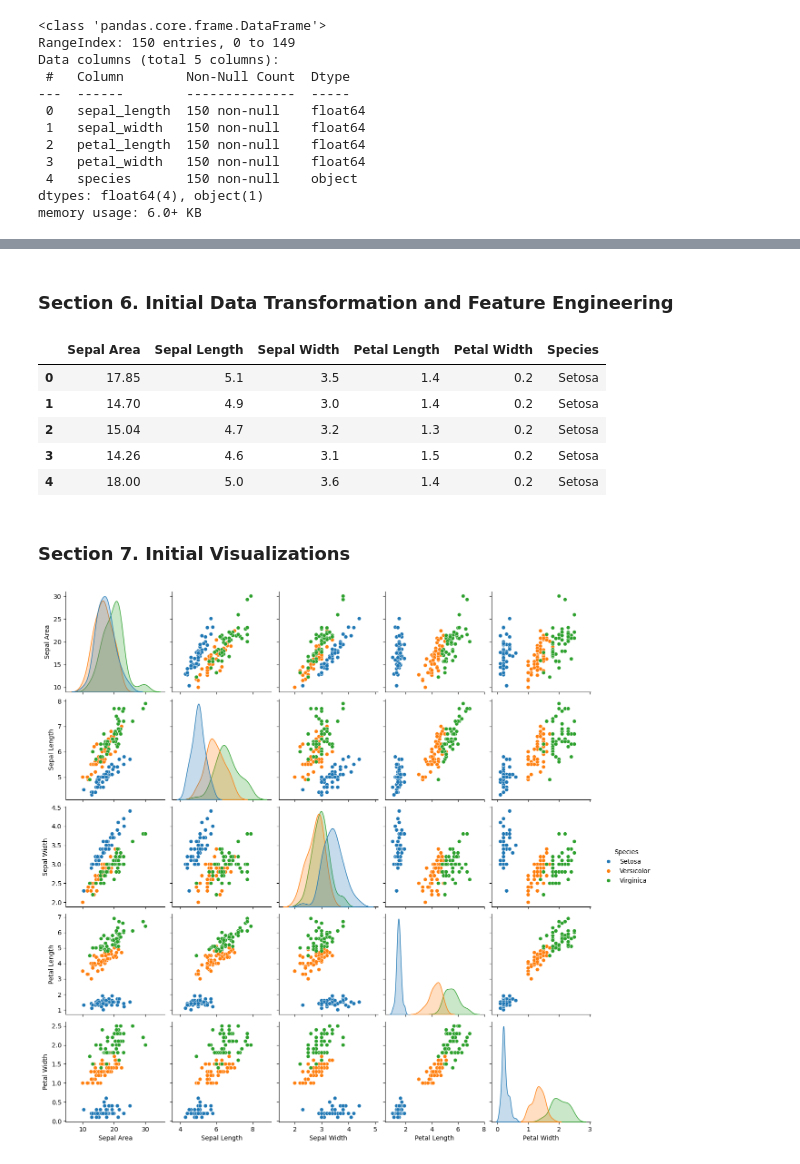
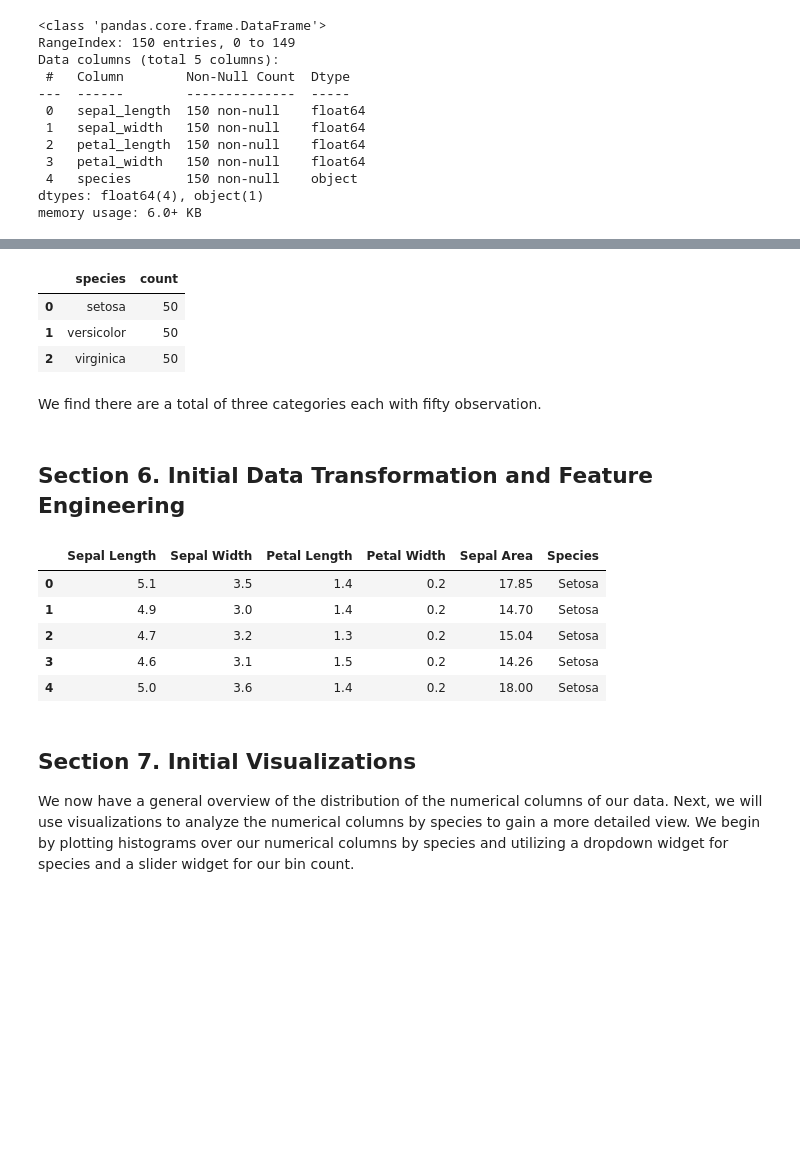
Before and after one commit to JfromNWMS/datafun-04-eda, a Jupyter notebook: jordan_eda.ipynb, the cells around one changed output, grey strips where cells are left out. Saved outputs shown, nothing was run; the diff lists cells and outputs as text; code cells hidden in the pictures; blank space fills up the shorter version.

```diff
--- a/jordan_eda.ipynb
+++ b/jordan_eda.ipynb
@@ -68,31 +79,0 @@ Name: count, dtype: int64
-# %%
-import ipywidgets as widgets
-from IPython.display import display
-
-iris_df = jmod.pretty_df(iris_df)
-
-def plot_species(name):
-    colors = ['cadetblue', 'steelblue', 'lightslategrey']
-    index = list(iris_df['Species'].unique()).index(name)
-    iris_df.query(f"Species=='{name}'").hist(layout=(1,4), figsize=(20,4), color=colors[index])
-    plt.suptitle(f"Species: {name.title()}", fontsize=18)
-    plt.tight_layout()
-    plt.show()
-
-species_dropdown = widgets.Dropdown(
-    options=list(iris_df['Species'].unique()),
-    description='Species:',
-    disabled=False,
-)
-
-species_slider = widgets.SelectionSlider(
-    options=list(iris_df['Species'].unique()),
-    description='Species:',
-    disabled=False,
-    continuous_update=False,
-    orientation='horizontal',
-    readout=True
-)
-
-out = widgets.interactive_output(plot_species, {'name': species_slider})
-display(species_slider, out)
@@ -117,20 +103,26 @@ Inspection of the frequency distribution plot for flower species shows that all
+# %%
+iris_df['species'].value_counts().reset_index()
+# %% [output]
+|  | species | count |
+| 0 | setosa | 50 |
+| 1 | versicolor | 50 |
+| 2 | virginica | 50 |
+# %% [markdown]
+We find there are a total of three categories each with fifty observation.
 # %% [markdown]
-### Section 6. Initial Data Transformation and Feature Engineering
+## Section 6. Initial Data Transformation and Feature Engineering
 # %%
-iris_df.insert(0, 'sepal_area', iris_df['sepal_length'] * iris_df['sepal_width'])
-iris_df = utils_jordan.pretty_df(iris_df)
+iris_df.insert(4, 'sepal_area', iris_df['sepal_length'] * iris_df['sepal_width'])
+iris_df = stats_jordan.pretty_df(iris_df)
 iris_df.head()
 # %% [output]
-|  | Sepal Area | Sepal Length | Sepal Width | Petal Length | Petal Width | Species |
-| 0 | 17.85 | 5.1 | 3.5 | 1.4 | 0.2 | Setosa |
-| 1 | 14.70 | 4.9 | 3.0 | 1.4 | 0.2 | Setosa |
-| 2 | 15.04 | 4.7 | 3.2 | 1.3 | 0.2 | Setosa |
-| 3 | 14.26 | 4.6 | 3.1 | 1.5 | 0.2 | Setosa |
-| 4 | 18.00 | 5.0 | 3.6 | 1.4 | 0.2 | Setosa |
+|  | Sepal Length | Sepal Width | Petal Length | Petal Width | Sepal Area | Species |
+| 0 | 5.1 | 3.5 | 1.4 | 0.2 | 17.85 | Setosa |
+| 1 | 4.9 | 3.0 | 1.4 | 0.2 | 14.70 | Setosa |
+| 2 | 4.7 | 3.2 | 1.3 | 0.2 | 15.04 | Setosa |
+| 3 | 4.6 | 3.1 | 1.5 | 0.2 | 14.26 | Setosa |
+| 4 | 5.0 | 3.6 | 1.4 | 0.2 | 18.00 | Setosa |
 # %% [markdown]
-### Section 7. Initial Visualizations
+## Section 7. Initial Visualizations
+
+We now have a general overview of the distribution of the numerical columns of our data.  Next, we will use visualizations to analyze the numerical columns by species to gain a more detailed view.  We begin by plotting histograms over our numerical columns by species and utilizing a dropdown widget for species and a slider widget for our bin count.
-# %%
-sns.pairplot(iris_df, hue='Species')
-plt.show()
-# %% [output]
-[figure, removed]
```
Also changed, not shown: parts of 32 cells of this notebook, 12 other files.
